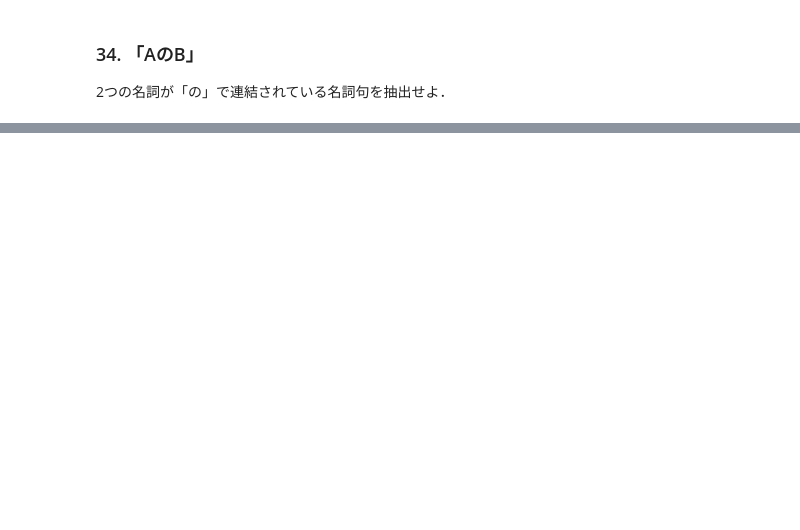
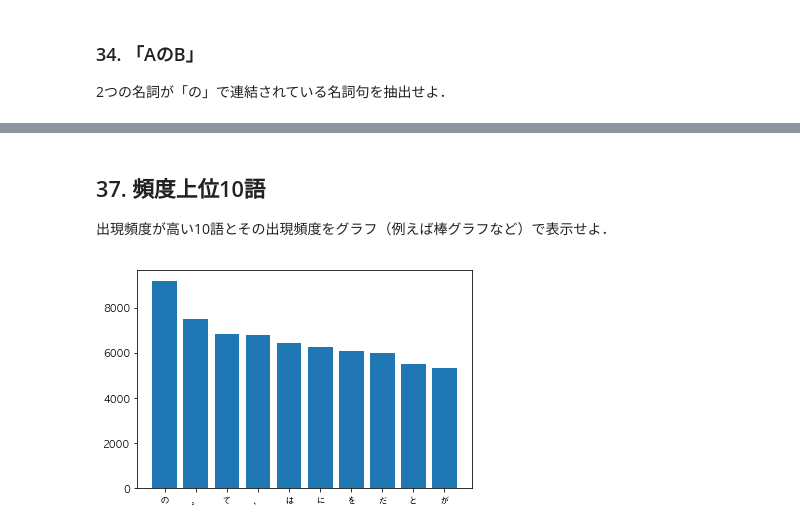
Before and after one commit to scapegoat06/NLP100knock, a Jupyter notebook: 100knock_chap4.ipynb, the cells around one changed output, grey strips where cells are left out. Drawn from its saved outputs; the diff is of its cells as text; code cells hidden in the pictures; blank space fills up the shorter version.

```diff
--- a/100knock_chap4.ipynb
+++ b/100knock_chap4.ipynb
@@ -113,0 +119,14 @@ SyntaxError: invalid syntax (<ipython-input-52-0e1eb79e57f3>, line 5)
+# %%
+dictionary = {}
+
+for doc in docs:
+    for morph in doc:
+        word = morph["base"]
+        if word in dictionary.keys():
+            dictionary[word] += 1
+        else:
+            dictionary[word] = 1
+
+word_rank = sorted(dictionary.items(), key=lambda x: x[1], reverse = True)
+for tmp in word_rank:
+    print(tmp)
@@ -113,0 +151,19 @@ SyntaxError: invalid syntax (<ipython-input-52-0e1eb79e57f3>, line 5)
+# %% [markdown]
+## 37. 頻度上位10語
+出現頻度が高い10語とその出現頻度をグラフ（例えば棒グラフなど）で表示せよ．
+# %%
+import matplotlib.pyplot as plt
+import numpy as np
+import matplotlib as mpl
+mpl.rcParams['font.family'] = 'AppleGothic'
+
+top_10 = word_rank[:10]
+
+left = np.arange(len(top_10))
+height = np.array([x[1] for x in top_10])
+label = [x[0] for x in top_10]
+
+plt.bar(left, height, tick_label = label, align="center")
+plt.show()
+# %% [output]
+[figure, added]
```
Also changed, not shown: parts of 12 cells of this notebook, 7 other files.
